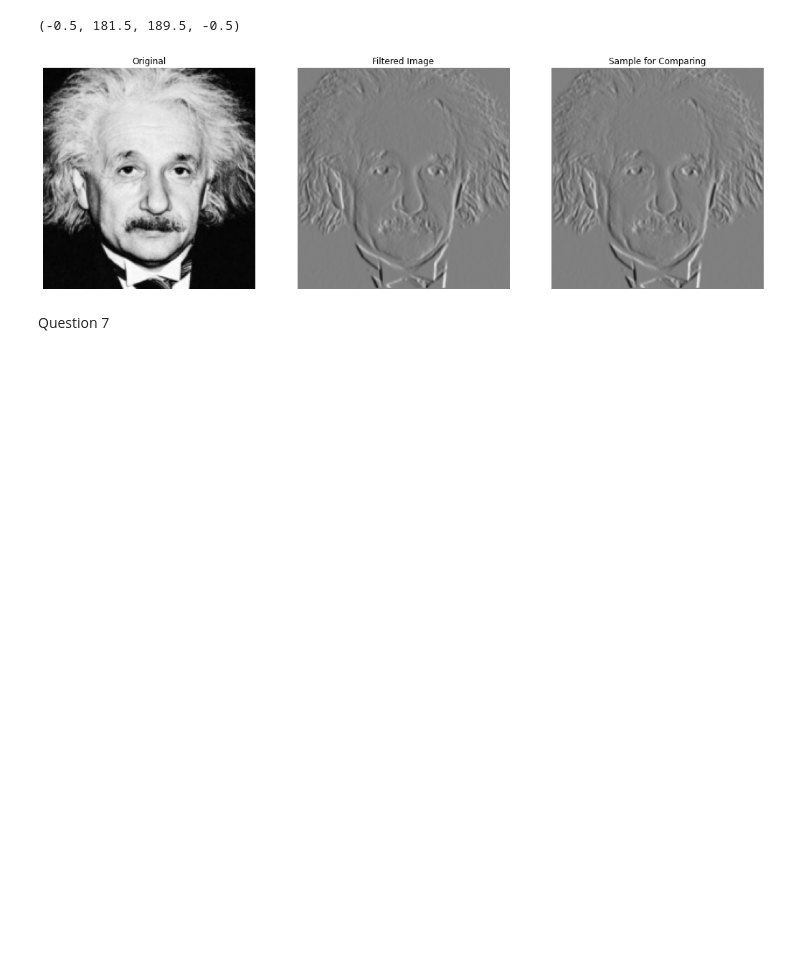
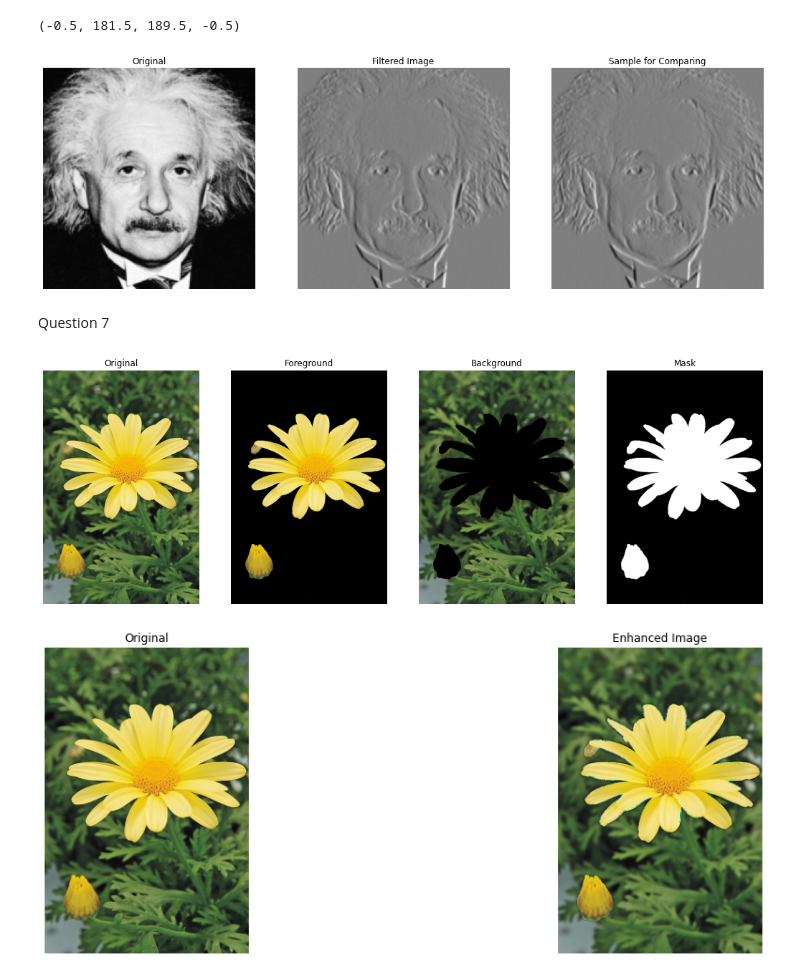
Before and after one commit to akilaabeyratne/EN2550-Assignment-1, a Jupyter notebook: Assignment1.ipynb, the cells around one changed output. Saved outputs shown, nothing was run; the diff lists cells and outputs as text; code cells hidden in the pictures; blank space fills up the shorter version.

```diff
--- a/Assignment1.ipynb
+++ b/Assignment1.ipynb
@@ -342,3 +342,49 @@ ax[2].axis('off')
 [figure]
 # %% [markdown]
 Question 7
+# %%
+img = cv.imread(r'daisy.jpg',cv.COLOR_RGB2BGR)
+mask = np.zeros(img.shape[:2],np.uint8)
+bgdModel = np.zeros((1,65),np.float64)
+fgdModel = np.zeros((1,65),np.float64)
+
+rectangle = (50,50,550,800)
+
+cv.grabCut(img,mask,rectangle,bgdModel,fgdModel,10,cv.GC_INIT_WITH_RECT)
+mask2 = np.where((mask==2)|(mask==0),0,1).astype('uint8')
+
+img_fg = img*mask2[:,:,np.newaxis]
+img_bg=np.subtract(img,img_fg)
+
+fig,ax1=plt.subplots(1,4,figsize=(18,6))
+ax1[0].imshow(cv.cvtColor(img,cv.COLOR_BGR2RGB))
+ax1[1].imshow(cv.cvtColor(img_fg,cv.COLOR_BGR2RGB))
+ax1[2].imshow(cv.cvtColor(img_bg,cv.COLOR_BGR2RGB))
+ax1[3].imshow(cv.cvtColor(mask2*255,cv.COLOR_BGR2RGB))
+
+ax1[0].set_title('Original')
+ax1[1].set_title('Foreground')
+ax1[2].set_title('Background')
+ax1[3].set_title('Mask')
+
+for i in range(4):
+    ax1[i].axis('off')
+
+ksize=9
+sigma=4
+img_gaus=cv.GaussianBlur(img_bg,(ksize,ksize),sigma)
+
+img_enh=np.add(img_fg,img_gaus)
+
+fig,ax2=plt.subplots(1,2,figsize=(18,6))
+ax2[0].imshow(cv.cvtColor(img,cv.COLOR_BGR2RGB))
+ax2[1].imshow(cv.cvtColor(img_enh,cv.COLOR_BGR2RGB))
+
+ax2[0].set_title('Original')
+ax2[1].set_title('Enhanced Image')
+
+for i in range(2):
+    ax2[i].axis('off')
+# %% [output]
+[figure, added]
+[figure, added]
```
